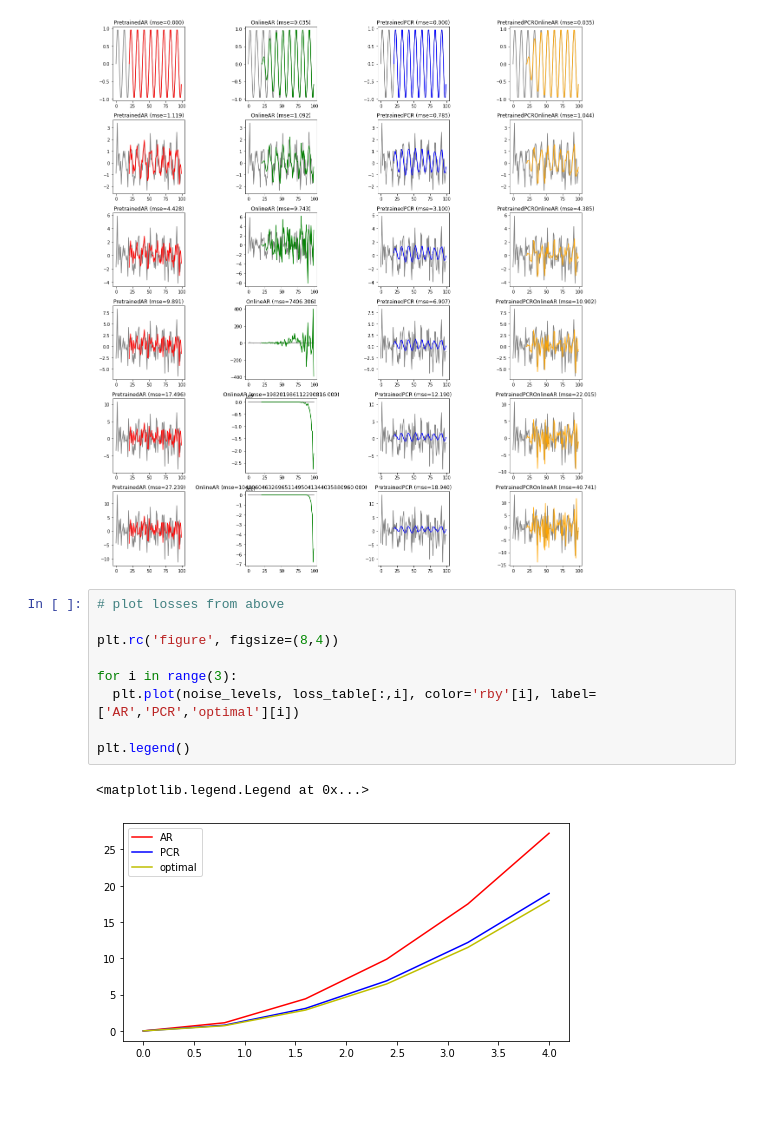
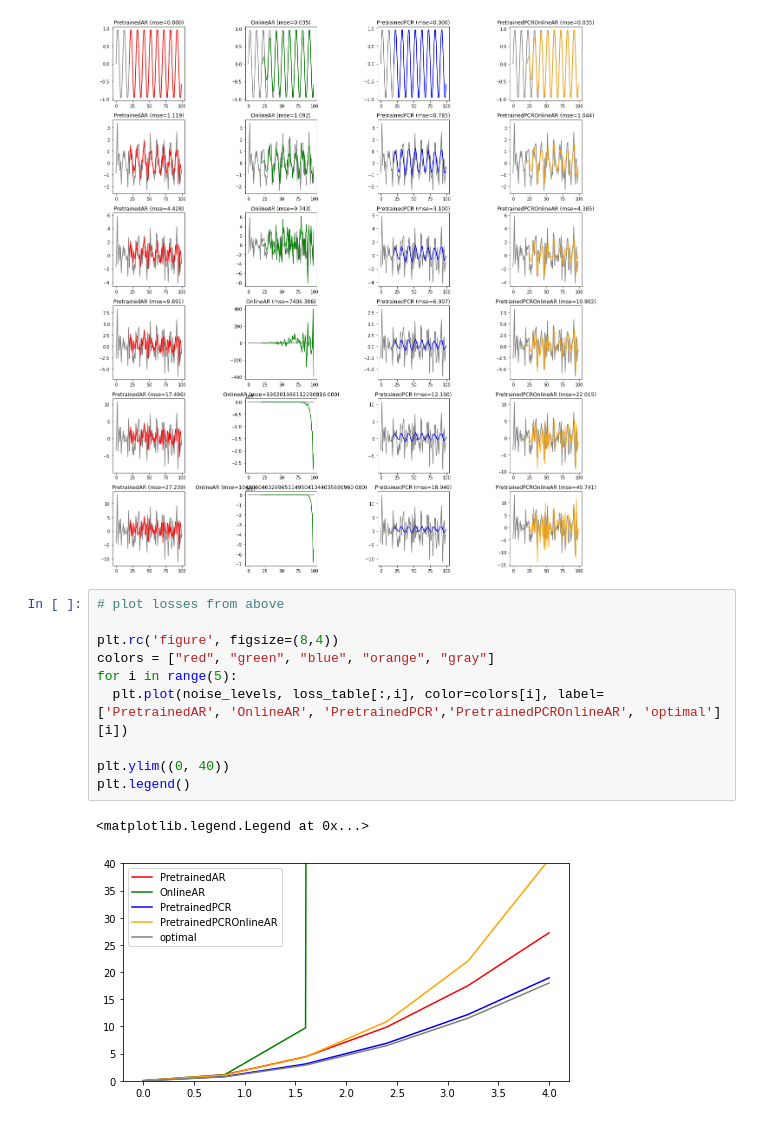
Before and after one commit to danielsuo/skgaip, a Jupyter notebook: notebooks/2020-05-30 Algorithm 1.ipynb, the cells around one changed output. Saved outputs shown, nothing was run; the diff lists cells and outputs as text; blank space fills up the shorter version.

Commit message:
Update graphs

```diff
--- a/notebooks/2020-05-30 Algorithm 1.ipynb
+++ b/notebooks/2020-05-30 Algorithm 1.ipynb
@@ -216,12 +216,13 @@ plt.tight_layout()
 # %%
 # plot losses from above
 
 plt.rc('figure', figsize=(8,4))
+colors = ["red", "green", "blue", "orange", "gray"]
+for i in range(5):
+  plt.plot(noise_levels, loss_table[:,i], color=colors[i], label=['PretrainedAR', 'OnlineAR', 'PretrainedPCR','PretrainedPCROnlineAR', 'optimal'][i])
 
-for i in range(3):
-  plt.plot(noise_levels, loss_table[:,i], color='rby'[i], label=['AR','PCR','optimal'][i])
-
+plt.ylim((0, 40))
 plt.legend()
 # %% [output]
 <matplotlib.legend.Legend at 0x...>
-[figure, old version]
+[figure, new version]
```
